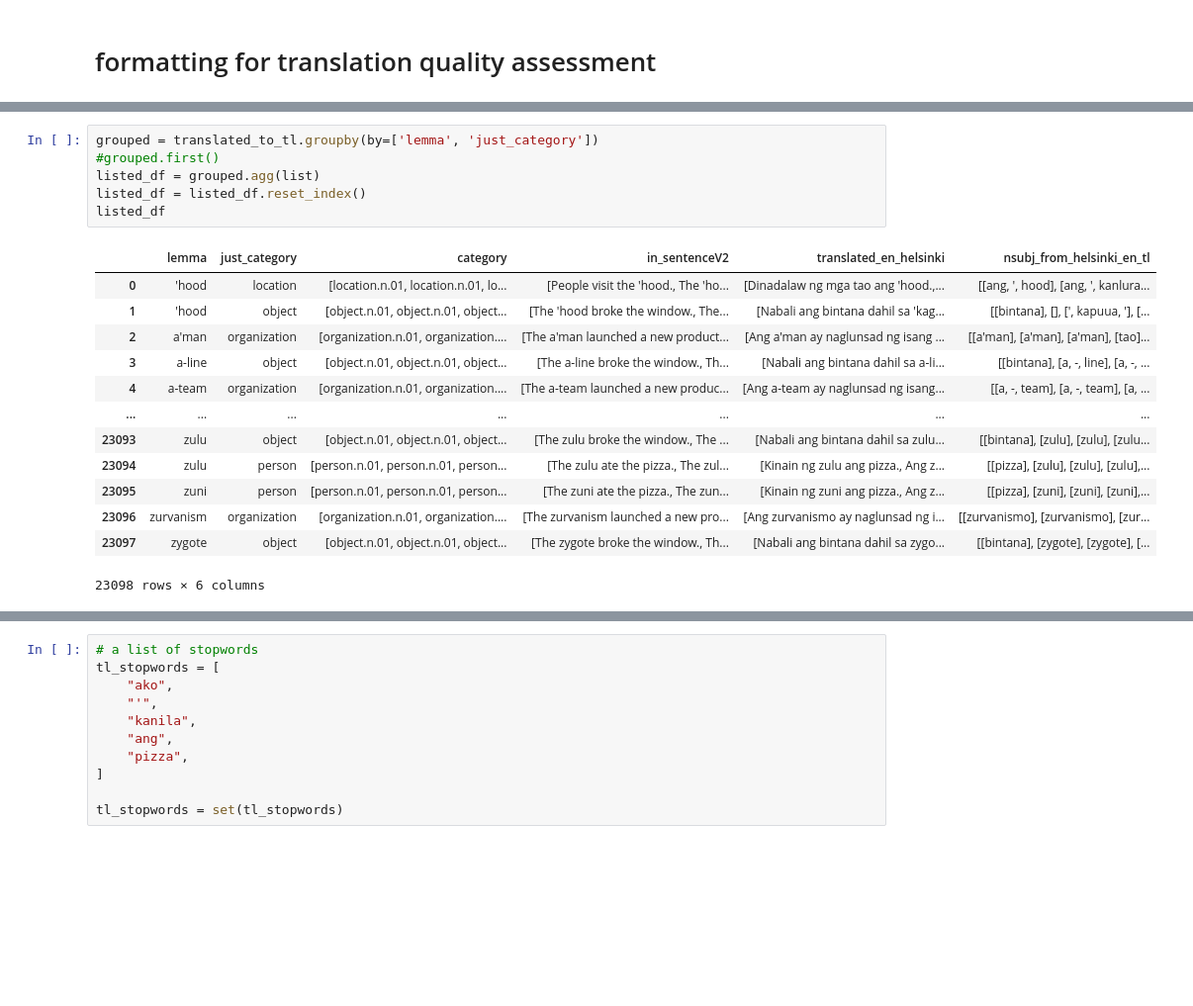
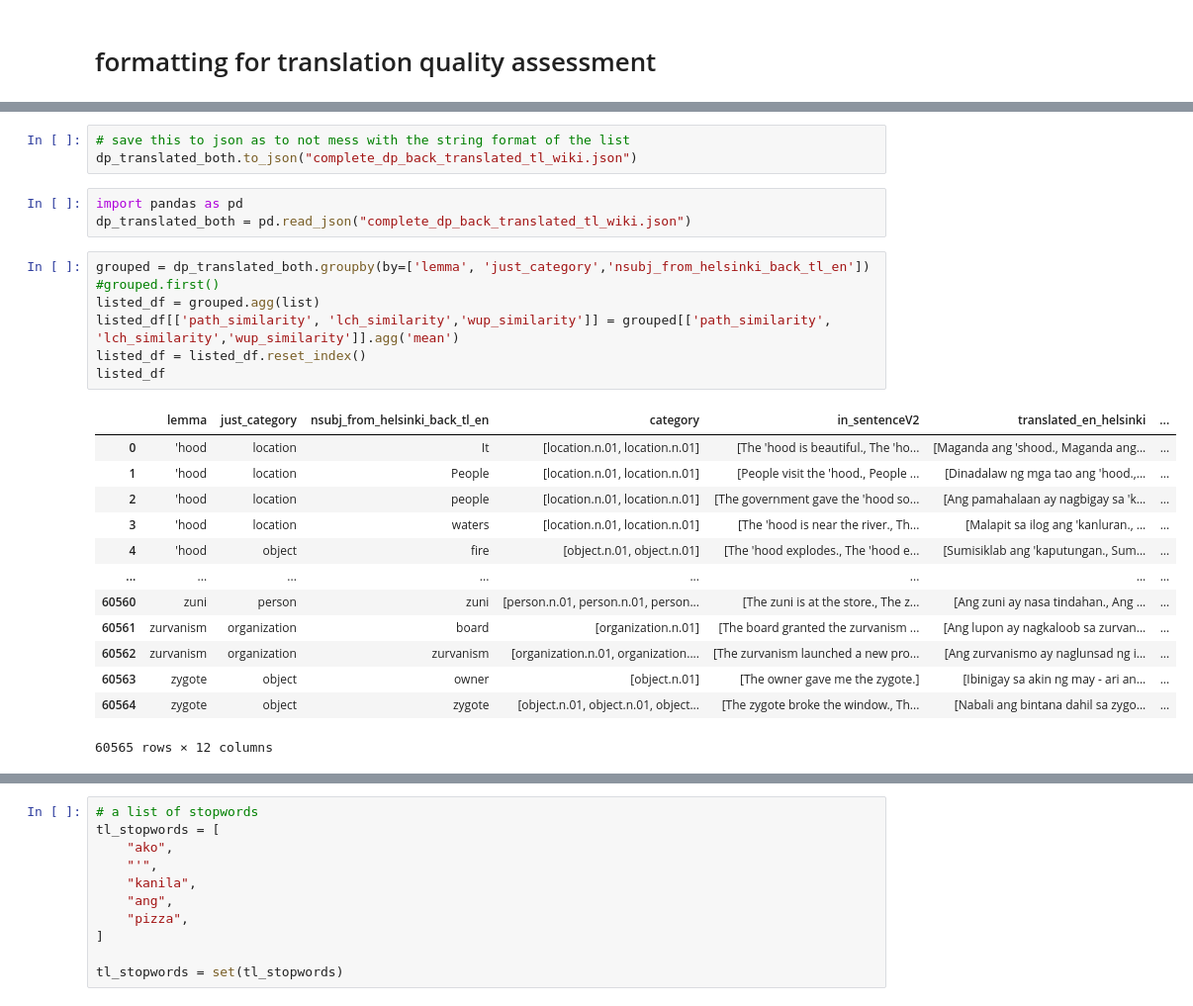
Before and after one commit to NeptuneSyInAteneo/thesis_Models, a Jupyter notebook: dependency_parsing.ipynb, the cells around one changed output, grey strips where cells are left out. Shown at 99% size. Saved outputs shown, nothing was run; the diff lists cells and outputs as text; blank space fills up the shorter version.

```diff
--- a/dependency_parsing.ipynb
+++ b/dependency_parsing.ipynb
@@ -320,23 +460,30 @@ dtype: object
+# %%
+# save this to json as to not mess with the string format of the list
+dp_translated_both.to_json("complete_dp_back_translated_tl_wiki.json")
+# %%
+import pandas as pd
+dp_translated_both = pd.read_json("complete_dp_back_translated_tl_wiki.json")
 # %%
-grouped = translated_to_tl.groupby(by=['lemma', 'just_category'])
+grouped = dp_translated_both.groupby(by=['lemma', 'just_category','nsubj_from_helsinki_back_tl_en'])
 #grouped.first()
 listed_df = grouped.agg(list)
+listed_df[['path_similarity', 'lch_similarity','wup_similarity']] = grouped[['path_similarity', 'lch_similarity','wup_similarity']].agg('mean')
 listed_df = listed_df.reset_index()
 listed_df
 # %% [output]
-|  | lemma | just_category | category | in_sentenceV2 | translated_en_helsinki | nsubj_from_helsinki_en_tl |
-| 0 | 'hood | location | [location.n.01, location.n.01, lo... | [People visit the 'hood., The 'ho... | [Dinadalaw ng mga tao ang 'hood.,... | [[ang, ', hood], [ang, ', kanlura... |
-| 1 | 'hood | object | [object.n.01, object.n.01, object... | [The 'hood broke the window., The... | [Nabali ang bintana dahil sa 'kag... | [[bintana], [], [', kapuua, '], [... |
-| 2 | a'man | organization | [organization.n.01, organization.... | [The a'man launched a new product... | [Ang a'man ay naglunsad ng isang ... | [[a'man], [a'man], [a'man], [tao]... |
-| 3 | a-line | object | [object.n.01, object.n.01, object... | [The a-line broke the window., Th... | [Nabali ang bintana dahil sa a-li... | [[bintana], [a, -, line], [a, -, ... |
-| 4 | a-team | organization | [organization.n.01, organization.... | [The a-team launched a new produc... | [Ang a-team ay naglunsad ng isang... | [[a, -, team], [a, -, team], [a, ... |
-| ... | ... | ... | ... | ... | ... | ... |
-| 23093 | zulu | object | [object.n.01, object.n.01, object... | [The zulu broke the window., The ... | [Nabali ang bintana dahil sa zulu... | [[bintana], [zulu], [zulu], [zulu... |
-| 23094 | zulu | person | [person.n.01, person.n.01, person... | [The zulu ate the pizza., The zul... | [Kinain ng zulu ang pizza., Ang z... | [[pizza], [zulu], [zulu], [zulu],... |
-| 23095 | zuni | person | [person.n.01, person.n.01, person... | [The zuni ate the pizza., The zun... | [Kinain ng zuni ang pizza., Ang z... | [[pizza], [zuni], [zuni], [zuni],... |
-| 23096 | zurvanism | organization | [organization.n.01, organization.... | [The zurvanism launched a new pro... | [Ang zurvanismo ay naglunsad ng i... | [[zurvanismo], [zurvanismo], [zur... |
-| 23097 | zygote | object | [object.n.01, object.n.01, object... | [The zygote broke the window., Th... | [Nabali ang bintana dahil sa zygo... | [[bintana], [zygote], [zygote], [... |
+|  | lemma | just_category | nsubj_from_helsinki_back_tl_en | category | in_sentenceV2 | translated_en_helsinki | ... |
+| 0 | 'hood | location | It | [location.n.01, location.n.01] | [The 'hood is beautiful., The 'ho... | [Maganda ang 'shood., Maganda ang... | ... |
+| 1 | 'hood | location | People | [location.n.01, location.n.01] | [People visit the 'hood., People ... | [Dinadalaw ng mga tao ang 'hood.,... | ... |
+| 2 | 'hood | location | people | [location.n.01, location.n.01] | [The government gave the 'hood so... | [Ang pamahalaan ay nagbigay sa 'k... | ... |
+| 3 | 'hood | location | waters | [location.n.01, location.n.01] | [The 'hood is near the river., Th... | [Malapit sa ilog ang 'kanluran., ... | ... |
+| 4 | 'hood | object | fire | [object.n.01, object.n.01] | [The 'hood explodes., The 'hood e... | [Sumisiklab ang 'kaputungan., Sum... | ... |
+| ... | ... | ... | ... | ... | ... | ... | ... |
+| 60560 | zuni | person | zuni | [person.n.01, person.n.01, person... | [The zuni is at the store., The z... | [Ang zuni ay nasa tindahan., Ang ... | ... |
+| 60561 | zurvanism | organization | board | [organization.n.01] | [The board granted the zurvanism ... | [Ang lupon ay nagkaloob sa zurvan... | ... |
+| 60562 | zurvanism | organization | zurvanism | [organization.n.01, organization.... | [The zurvanism launched a new pro... | [Ang zurvanismo ay naglunsad ng i... | ... |
+| 60563 | zygote | object | owner | [object.n.01] | [The owner gave me the zygote.] | [Ibinigay sa akin ng may - ari an... | ... |
+| 60564 | zygote | object | zygote | [object.n.01, object.n.01, object... | [The zygote broke the window., Th... | [Nabali ang bintana dahil sa zygo... | ... |
-23098 rows × 6 columns
+60565 rows × 12 columns
 # %%
 import re
 def list_of_lists_to_dict(list_inp):
```
Also changed, not shown: parts of 14 cells of this notebook, 8 other files.
